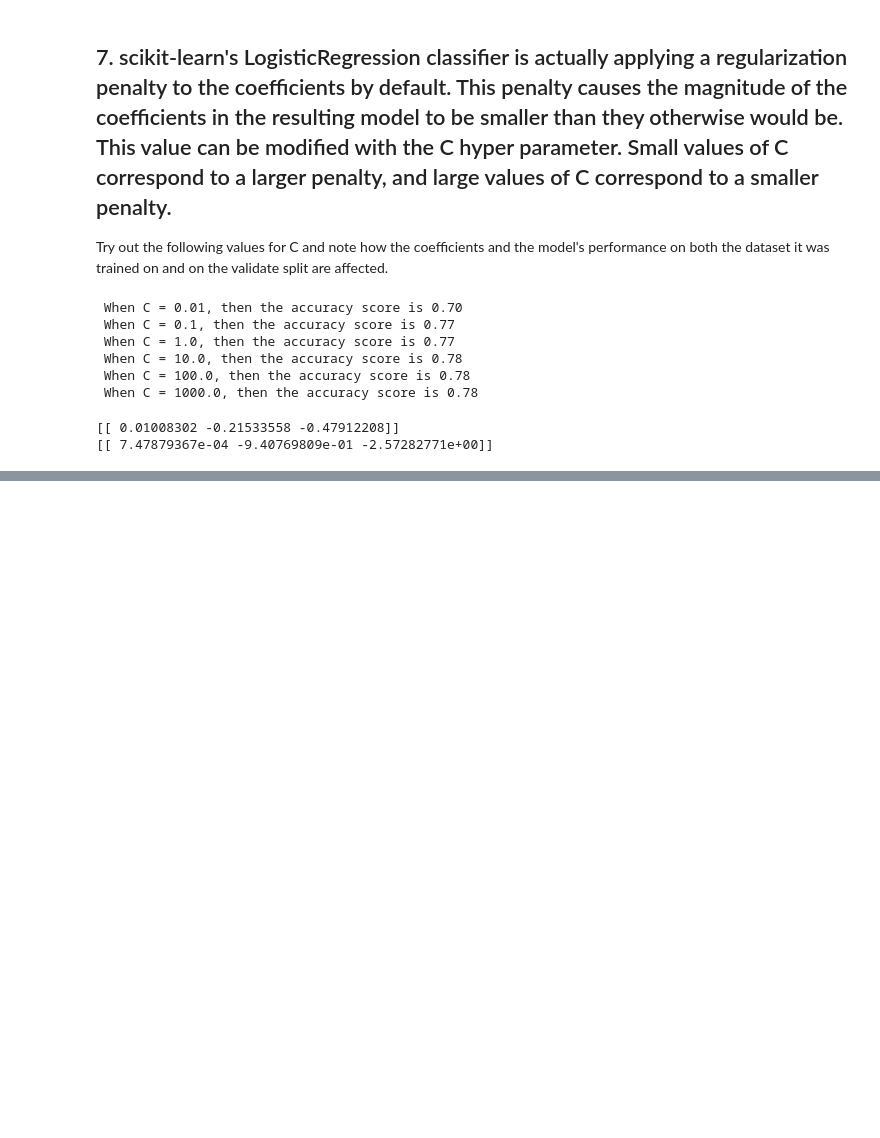
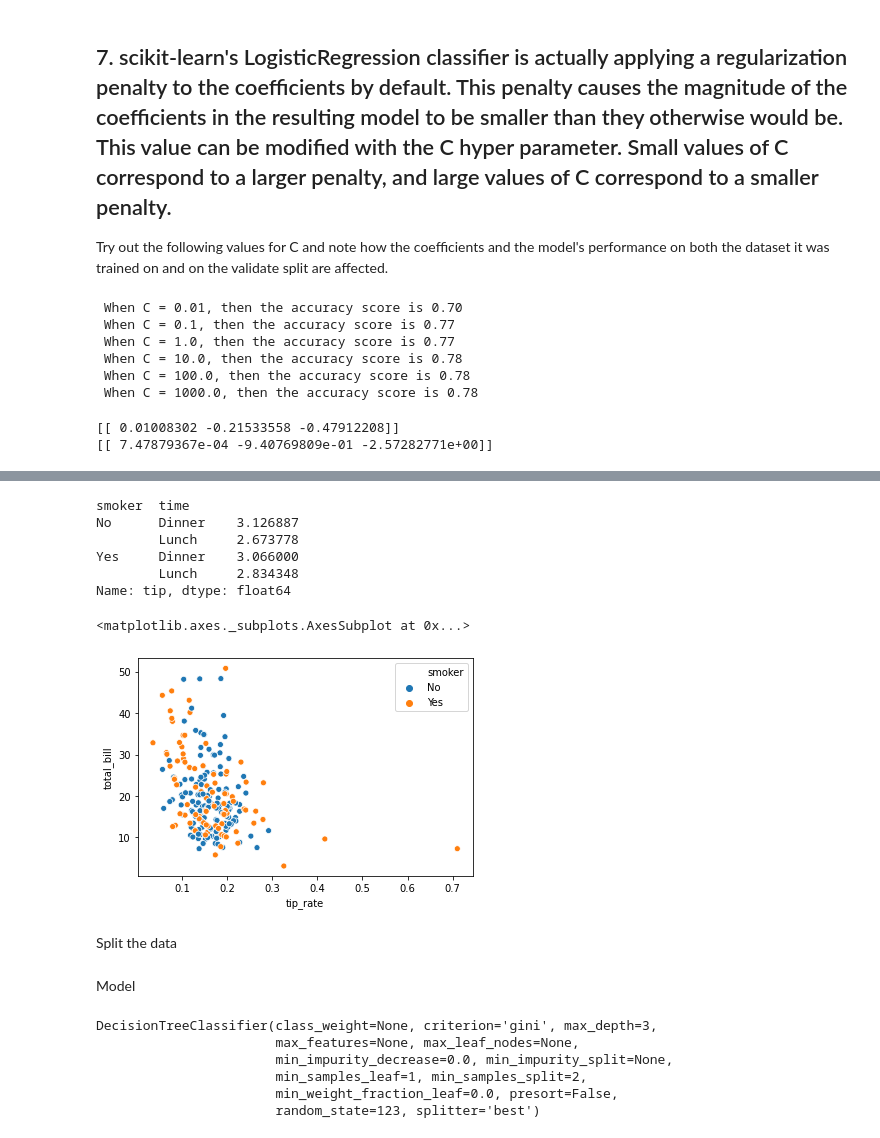
Before and after one commit to guedanie/ds-methodologies-exercises, a Jupyter notebook: classification/model.ipynb, the cells around one changed output, grey strips where cells are left out. Drawn from its saved outputs; the diff is of its cells as text; code cells hidden in the pictures; blank space fills up the shorter version.

Commit message:
added decision tress exercises

```diff
--- a/classification/model.ipynb
+++ b/classification/model.ipynb
@@ -487,0 +702,2 @@ print(coefficients_2)
+# %%
+tips = data("tips")
@@ -487,0 +713,2 @@ print(coefficients_2)
+# %%
+tips = tips.assign(sex=(tips.sex == 'Female').astype(int))
@@ -487,0 +717,2 @@ print(coefficients_2)
+# %%
+tips["tip_rate"] = tips["tip"] / tips["total_bill"]
@@ -487,0 +727,9 @@ print(coefficients_2)
+# %%
+tips.groupby(["smoker", "time"]).tip.mean()
+# %% [output]
+smoker  time
+No      Dinner    3.126887
+        Lunch     2.673778
+Yes     Dinner    3.066000
+        Lunch     2.834348
+Name: tip, dtype: float64
@@ -487,0 +738,7 @@ print(coefficients_2)
+# %%
+sns.scatterplot(x="tip_rate", y = "total_bill", data=tips, hue="smoker")
+# %% [output]
+<matplotlib.axes._subplots.AxesSubplot at 0x...>
+[figure, added]
+# %% [markdown]
+Split the data
@@ -487,0 +759,16 @@ print(coefficients_2)
+# %% [markdown]
+Model
+# %%
+# Create the thing
+
+clf_tips = DecisionTreeClassifier(max_depth=3, random_state=123)
+
+# Fit the thing
+clf_tips.fit(X_train, y_train)
+# %% [output]
+DecisionTreeClassifier(class_weight=None, criterion='gini', max_depth=3,
+                       max_features=None, max_leaf_nodes=None,
+                       min_impurity_decrease=0.0, min_impurity_split=None,
+                       min_samples_leaf=1, min_samples_split=2,
+                       min_weight_fraction_leaf=0.0, presort=False,
+                       random_state=123, splitter='best')
```
Also changed, not shown: parts of 50 cells of this notebook.
